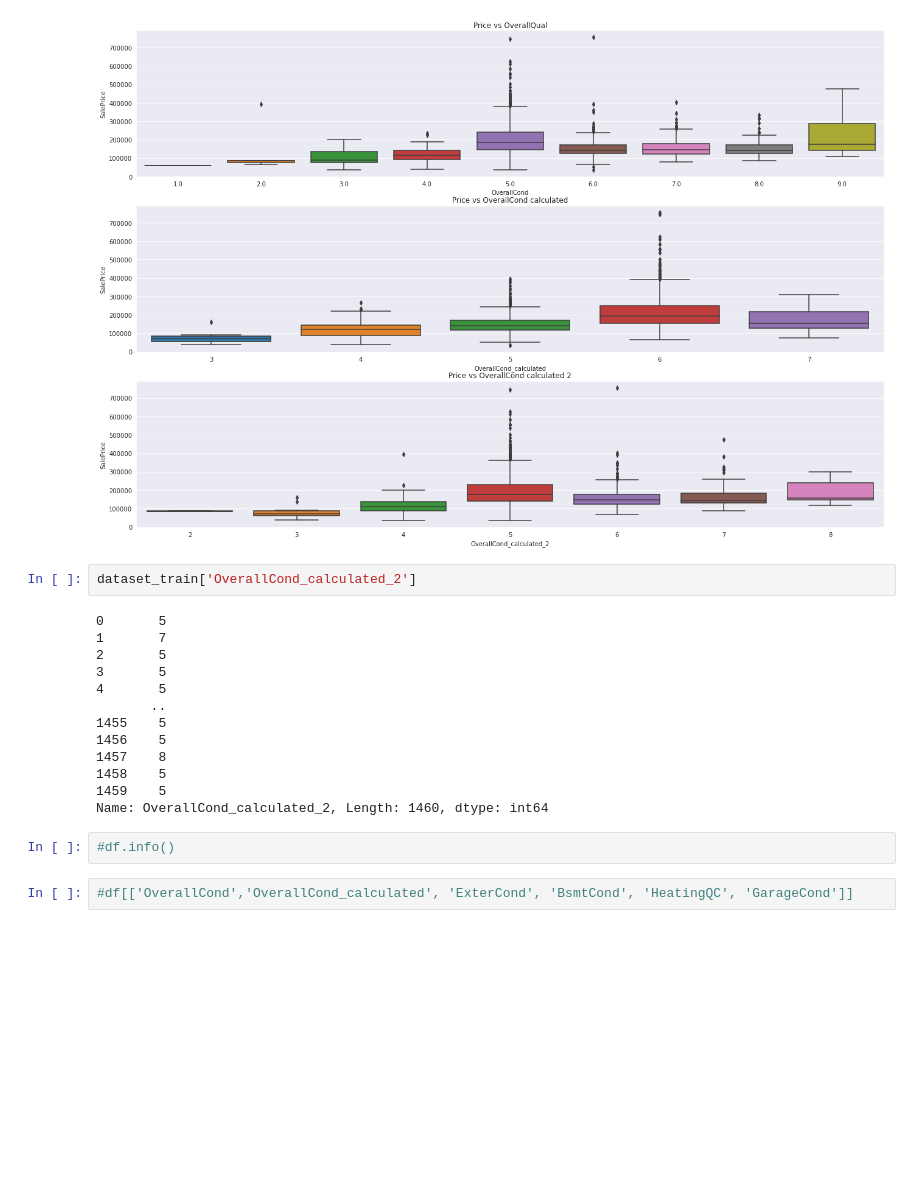
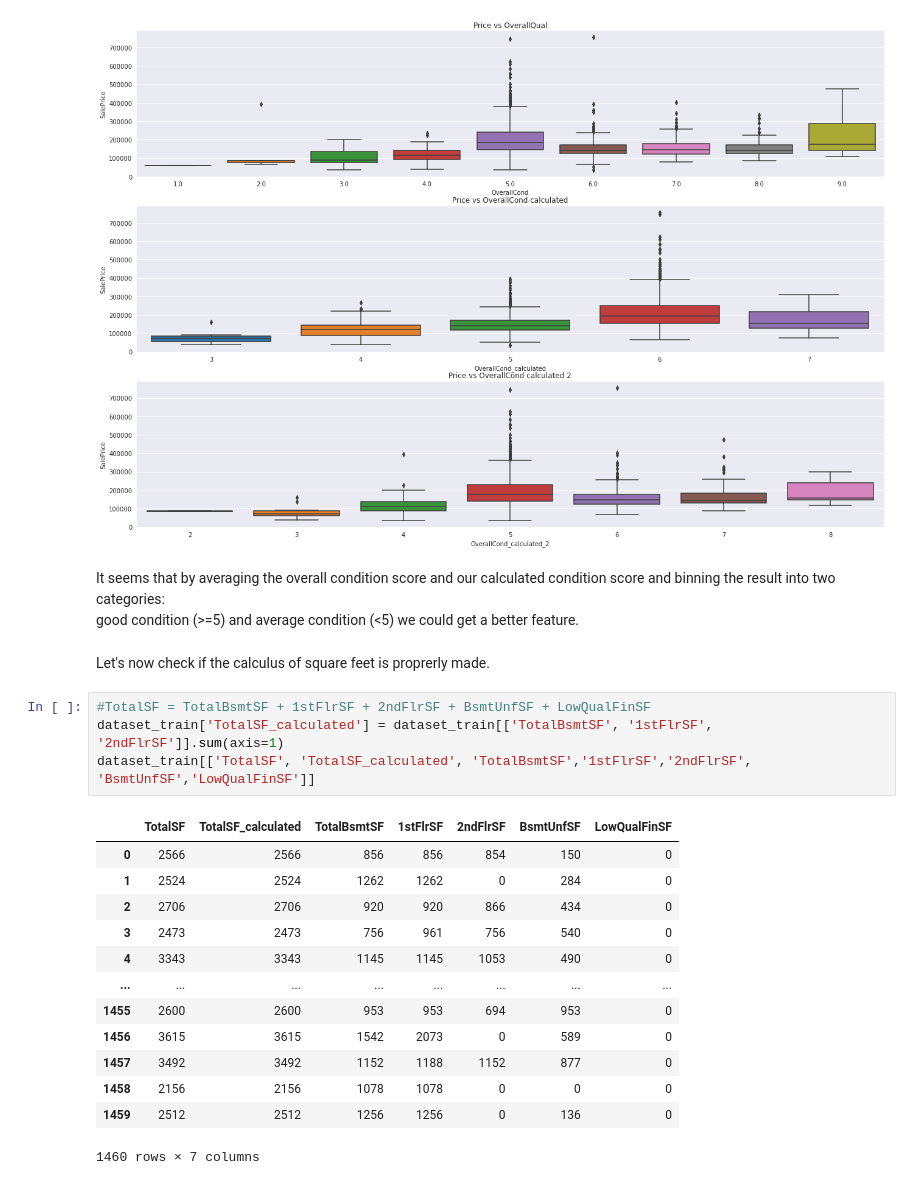
Before and after one commit to max-lutz/Kaggle_competitions, a Jupyter notebook: house-price-regression-full-eda-ml-workflow.ipynb, the cells around one changed output. Cells and saved outputs as stored; diff of their text form; blank space fills up the shorter version.

```diff
--- a/house-price-regression-full-eda-ml-workflow.ipynb
+++ b/house-price-regression-full-eda-ml-workflow.ipynb
@@ -445,22 +447,26 @@ sns.boxplot(x="OverallCond_calculated_2", y="SalePrice", data=dataset_train, ax=
 ax[2].set_title('Price vs OverallCond calculated 2');
 # %% [output]
 [figure]
-# %%
-dataset_train['OverallCond_calculated_2']
-# %% [output]
-0       5
-1       7
-2       5
-3       5
-4       5
-       ..
-1455    5
-1456    5
-1457    8
-1458    5
-1459    5
-Name: OverallCond_calculated_2, Length: 1460, dtype: int64
-# %%
-#df.info()
-# %%
-#df[['OverallCond','OverallCond_calculated', 'ExterCond', 'BsmtCond', 'HeatingQC', 'GarageCond']]
+# %% [markdown]
+It seems that by averaging the overall condition score and our calculated condition score and binning the result into two categories: <br>
+good condition (>=5) and  average condition (<5) we could get a better feature.
+# %% [markdown]
+Let's now check if the calculus of square feet is proprerly made.
+# %%
+#TotalSF = TotalBsmtSF + 1stFlrSF + 2ndFlrSF + BsmtUnfSF + LowQualFinSF
+dataset_train['TotalSF_calculated'] = dataset_train[['TotalBsmtSF', '1stFlrSF', '2ndFlrSF']].sum(axis=1)
+dataset_train[['TotalSF', 'TotalSF_calculated', 'TotalBsmtSF','1stFlrSF','2ndFlrSF', 'BsmtUnfSF','LowQualFinSF']]
+# %% [output]
+|  | TotalSF | TotalSF_calculated | TotalBsmtSF | 1stFlrSF | 2ndFlrSF | BsmtUnfSF | LowQualFinSF |
+| 0 | 2566 | 2566 | 856 | 856 | 854 | 150 | 0 |
+| 1 | 2524 | 2524 | 1262 | 1262 | 0 | 284 | 0 |
+| 2 | 2706 | 2706 | 920 | 920 | 866 | 434 | 0 |
+| 3 | 2473 | 2473 | 756 | 961 | 756 | 540 | 0 |
+| 4 | 3343 | 3343 | 1145 | 1145 | 1053 | 490 | 0 |
+| ... | ... | ... | ... | ... | ... | ... | ... |
+| 1455 | 2600 | 2600 | 953 | 953 | 694 | 953 | 0 |
+| 1456 | 3615 | 3615 | 1542 | 2073 | 0 | 589 | 0 |
+| 1457 | 3492 | 3492 | 1152 | 1188 | 1152 | 877 | 0 |
+| 1458 | 2156 | 2156 | 1078 | 1078 | 0 | 0 | 0 |
+| 1459 | 2512 | 2512 | 1256 | 1256 | 0 | 136 | 0 |
+1460 rows × 7 columns
```
Also changed, not shown: parts of 4 cells of this notebook.
